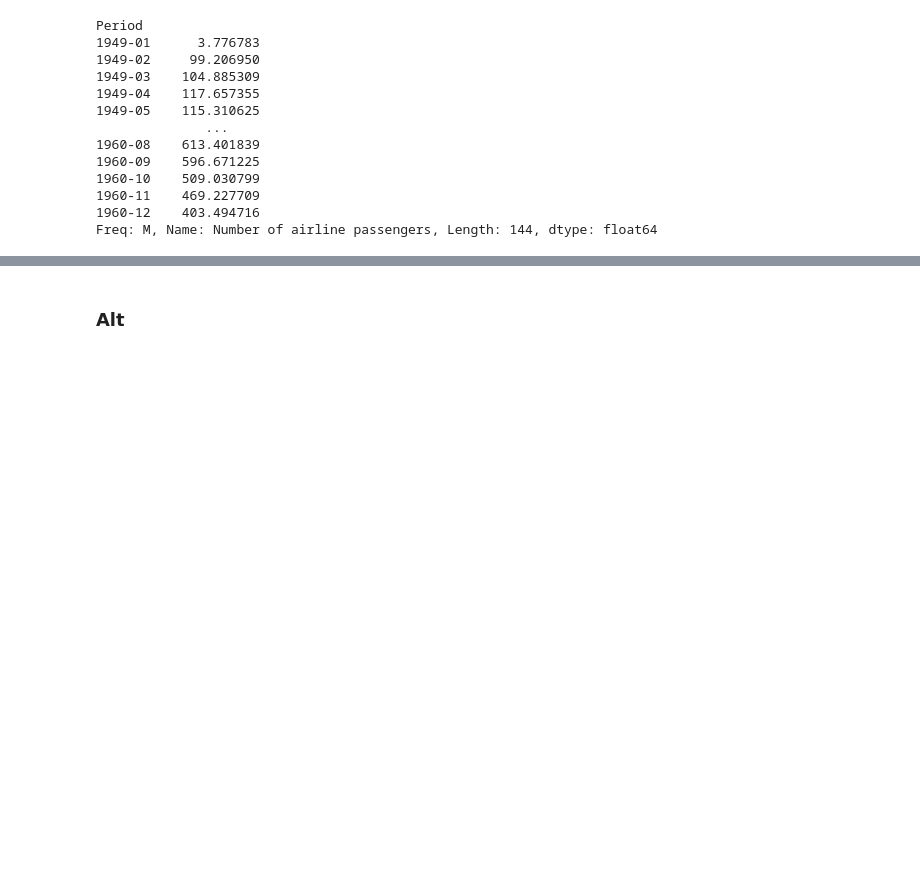
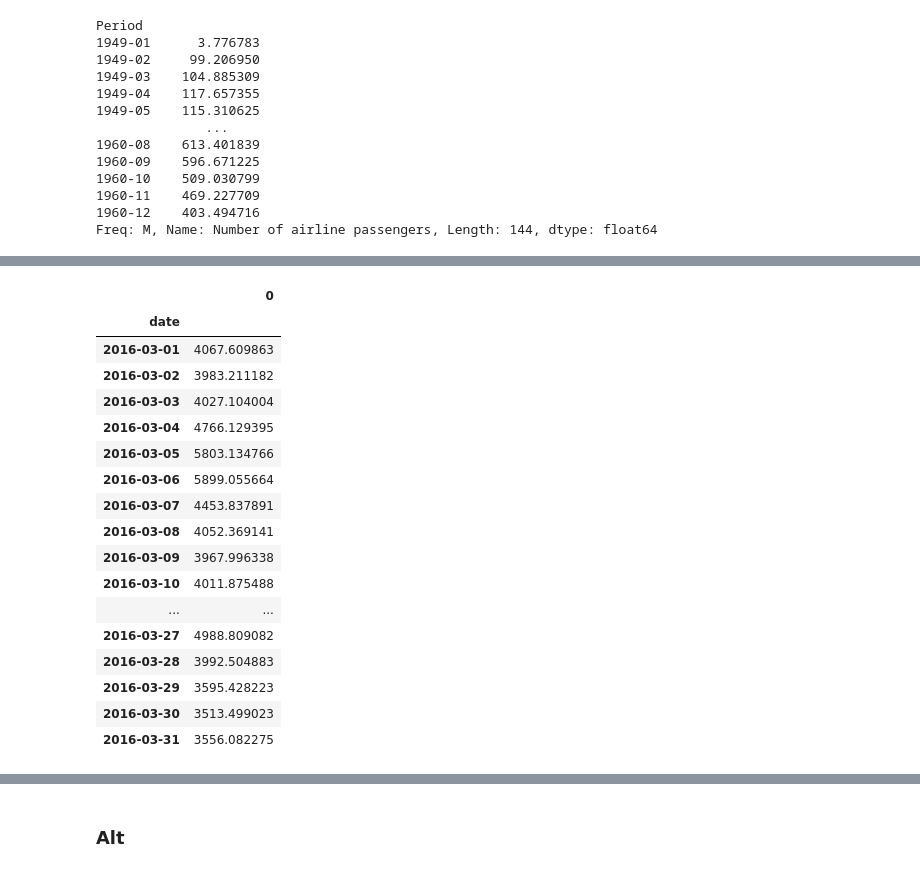
Before and after one commit to EdwinUe/BAB_WS22-23, a Jupyter notebook: Code/003BusinessAnalyticsBProjekt.ipynb, the cells around one changed output, grey strips where cells are left out. Drawn from its saved outputs; the diff is of its cells as text; code cells hidden in the pictures; blank space fills up the shorter version.

```diff
--- a/Code/003BusinessAnalyticsBProjekt.ipynb
+++ b/Code/003BusinessAnalyticsBProjekt.ipynb
@@ -1117,0 +1295,2 @@ Freq: M, Name: Number of airline passengers, Length: 144, dtype: float64
+# %%
+ann.fit(X_medium_norm, y_medium_norm,batch_size = 20, epochs = 50, verbose=1)
@@ -1117,0 +1316,3 @@ Freq: M, Name: Number of airline passengers, Length: 144, dtype: float64
+# %%
+prediction_ann_alldata = ann.predict(df_medium_norm_future)
+prediction_ann_alldata
@@ -1117,0 +1338,3 @@ Freq: M, Name: Number of airline passengers, Length: 144, dtype: float64
+# %%
+prediction_ann_alldata_norm = TargetVarScalerFit.inverse_transform(prediction_ann_alldata)
+prediction_ann_alldata_norm
@@ -1117,0 +1359,23 @@ Freq: M, Name: Number of airline passengers, Length: 144, dtype: float64
+# %%
+prediction_ann_alldata_norm_df = pd.DataFrame(prediction_ann_alldata_norm, index = df_medium_future.index)
+# %%
+prediction_ann_alldata_norm_df
+# %% [output]
+|  | 0 |
+| date |  |
+| 2016-03-01 | 4067.609863 |
+| 2016-03-02 | 3983.211182 |
+| 2016-03-03 | 4027.104004 |
+| 2016-03-04 | 4766.129395 |
+| 2016-03-05 | 5803.134766 |
+| 2016-03-06 | 5899.055664 |
+| 2016-03-07 | 4453.837891 |
+| 2016-03-08 | 4052.369141 |
+| 2016-03-09 | 3967.996338 |
+| 2016-03-10 | 4011.875488 |
+| ... | ... |
+| 2016-03-27 | 4988.809082 |
+| 2016-03-28 | 3992.504883 |
+| 2016-03-29 | 3595.428223 |
+| 2016-03-30 | 3513.499023 |
+| 2016-03-31 | 3556.082275 |
```
Also changed, not shown: parts of 37 cells of this notebook.
